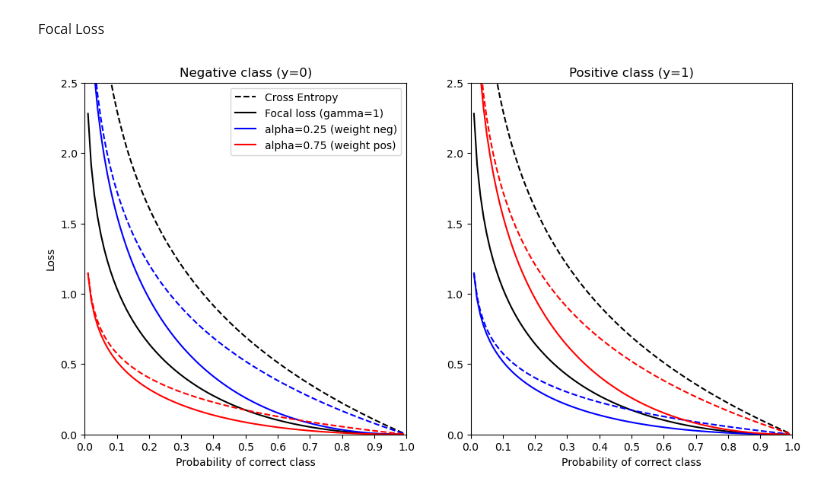
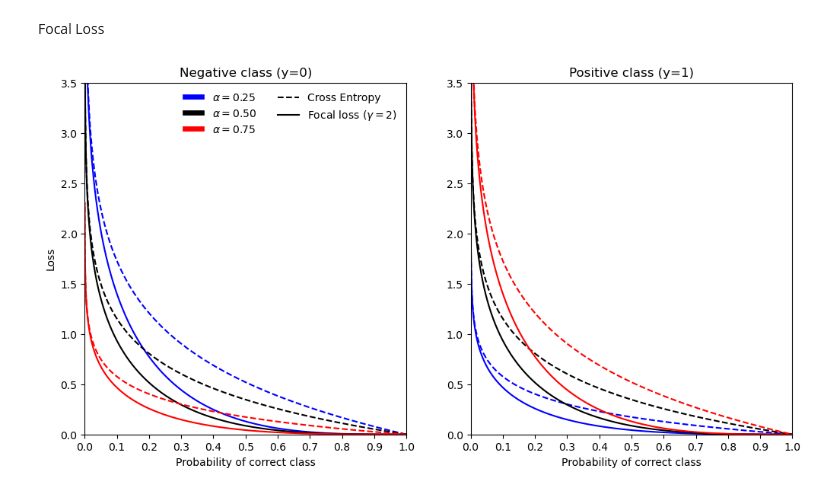
Before and after one commit to jespeols/ARFusion, a Jupyter notebook: loss_experimentation.ipynb, the cells around one changed output. Saved outputs shown, nothing was run; the diff lists cells and outputs as text; code cells hidden in the pictures.

```diff
--- a/loss_experimentation.ipynb
+++ b/loss_experimentation.ipynb
@@ -310,7 +310,7 @@ class TrainDataset(Dataset):
 
         return input, token_types, attn_mask, target_res, masked_sequences
 
-ds_exp = ds_CAZ.iloc[:1000]
+ds_exp = ds_CAZ.iloc[:50000]
 val_share = 0.2
 train_indices, val_indices = np.split(np.arange(len(ds_exp)), [int((1-val_share)*len(ds_exp))])
 ds_train = TrainDataset(ds_exp.iloc[train_indices], vocab, defined_antibiotics, max_seq_len, specials)
@@ -456,7 +456,7 @@ plt.plot(epoch_losses)
 # %% [markdown]
 Regualar BCELoss
 # %%
-x = torch.tensor(np.arange(0.01, 1, 0.01), dtype=torch.float32)
+x = torch.tensor(np.arange(0.0001, 1, 0.0001), dtype=torch.float32)
 print(x.shape, min(x), max(x))
 y_pos = torch.tensor([1]*len(x), dtype=torch.float32)
 y_neg = torch.tensor([0]*len(x), dtype=torch.float32)
@@ -470,7 +470,7 @@ torch.Size([99]) tensor(0.0100) tensor(0.9900)
 Class-weighted BCELoss
 # %%
 # alpha_weights = [0.6, 0.8]
-alpha_weights = [0.25, 0.75]
+alpha_weights = [0.25, 0.5, 0.75]
 losses_positive = []
 losses_negative = []
 for alpha in alpha_weights:
@@ -502,9 +511,8 @@ class FocalLoss(nn.Module):
         else:
             return loss
 
-# alpha_vals = [0.5, 0.6, 0.8]
-alpha_vals = [0.5, 0.25, 0.75]
-gamma = 1
+alpha_vals = [0.25, 0.5, 0.75]
+gamma = 2
 x_logits = torch.log(x/(1-x))
 focal_losses_pos = []
 focal_losses_neg = []
@@ -512,7 +520,6 @@ for alpha in alpha_vals:
     focal_loss = FocalLoss(alpha=alpha, gamma=gamma, reduction='none')
     focal_losses_pos.append(focal_loss(x_logits, y_pos))
     focal_losses_neg.append(focal_loss(x_logits, y_neg))
-
 # focal_loss = FocalLoss(alpha=0.5, gamma=1, reduction='none')
 # x_vals = [0.1, 0.9, 0.1, 0.9]
 # x = torch.tensor(x_vals, dtype=torch.float32, requires_grad=True)
@@ -525,43 +532,42 @@ for alpha in alpha_vals:
 # %%
 from matplotlib.lines import Line2D
 from matplotlib.patches import Rectangle
 
-alpha_colors = ['b', 'r']
+alpha_colors = ['b', 'k', 'r']
 fig, ax = plt.subplots(1, 2, figsize=(12, 6))
 x_neg = 1-x
-ax[0].plot(x_neg, loss_neg, label='CE Loss', linestyle='--', color='k')
-ax[0].plot(x_neg, focal_losses_neg[0], label='Balanced Focal Loss (alpha=0.5, gamma=2)', color='k')
-for i, alpha in enumerate(alpha_vals[1:]):
-    ax[0].plot(x_neg, focal_losses_neg[i+1], label=f'Weighted Focal Loss (alpha={alpha}, gamma=2)', color=alpha_colors[i])
-    ax[0].plot(x_neg, losses_negative[i], label=f'Weighted CE Loss (alpha={alpha})', linestyle='--', color=alpha_colors[i])
+for i, alpha in enumerate(alpha_vals):
+    ax[0].plot(x_neg, focal_losses_neg[i], color=alpha_colors[i])
+    ax[0].plot(x_neg, losses_negative[i], linestyle='--', color=alpha_colors[i])
 ax[0].set_title('Negative class (y=0)')
 ax[0].set_xlabel('Probability of correct class')
 ax[0].set_ylabel('Loss')
-ax[0].set_ylim(0, 2.5)
+ax[0].set_ylim(0, 3.5)
 ax[0].set_xlim(0, 1)
 
-ax[1].plot(x, loss_pos, label='CE loss', linestyle='--', color='k')
-ax[1].plot(x, focal_losses_pos[0], label='Balanced Focal Loss (alpha=0.5, gamma=2)', color='k')
-for i, alpha in enumerate(alpha_vals[1:]):
-    ax[1].plot(x, focal_losses_pos[i+1], label=f'Weighted Focal Loss (alpha={alpha}, gamma=2)', color=alpha_colors[i])
-    ax[1].plot(x, losses_positive[i], label=f'Weighted CE Loss (alpha={alpha})', linestyle='--', color=alpha_colors[i])
+for i, alpha in enumerate(alpha_vals):
+    ax[1].plot(x, focal_losses_pos[i], color=alpha_colors[i])
+    ax[1].plot(x, losses_positive[i], linestyle='--', color=alpha_colors[i])
+ax[1].set_title('Negative class (y=0)')
+ax[1].set_xlabel('Probability of correct class')
 ax[1].set_title('Positive class (y=1)')
 ax[1].set_xlabel('Probability of correct class')
 ax[1].set_xlim(ax[0].get_xlim())
 ax[1].set_ylim(ax[0].get_ylim())
 [ax[i].set_xticks(np.arange(0, 1.1, 0.1)) for i in range(2)]
 
 ce = Line2D([0], [0], color='k', linestyle='--')
 focal = Line2D([0], [0], color='k')
-alpha_025 = Line2D([0], [0], color='b')
-alpha_075 = Line2D([0], [0], color='r')
-handles = [ce, focal, alpha_025, alpha_075]
-labels = ['Cross Entropy', 'Focal loss (gamma=1)', 'alpha=0.25 (weight neg)', 'alpha=0.75 (weight pos)']
+alpha_025 = Rectangle((0, 0), 1, 1, fc='b', edgecolor='b', linewidth=0.5)
+alpha_050 = Rectangle((0, 0), 1, 1, fc='k', edgecolor='k', linewidth=0.5)
+alpha_075 = Rectangle((0, 0), 1, 1, fc='r', edgecolor='r', linewidth=0.5)
+handles = [alpha_025, alpha_050, alpha_075, ce, focal]
+labels = [r'$\alpha=0.25$', r'$\alpha=0.50$', r'$\alpha=0.75$', 'Cross Entropy', fr'Focal loss ($\gamma={gamma}$)']
 for i in range(2):
-    ax[i].legend(handles, labels, loc='upper right')
+    ax[i].legend(handles, labels, loc='best', ncols=2, handlelength=2, handleheight=0.25, fontsize=10, frameon=False)
     if i == 1:
         ax[i].get_legend().remove()
 
 plt.show()
 # %% [output]
-[figure, old version]
+[figure, new version]
```
Also changed, not shown: parts of 6 cells of this notebook, 8 other files.
